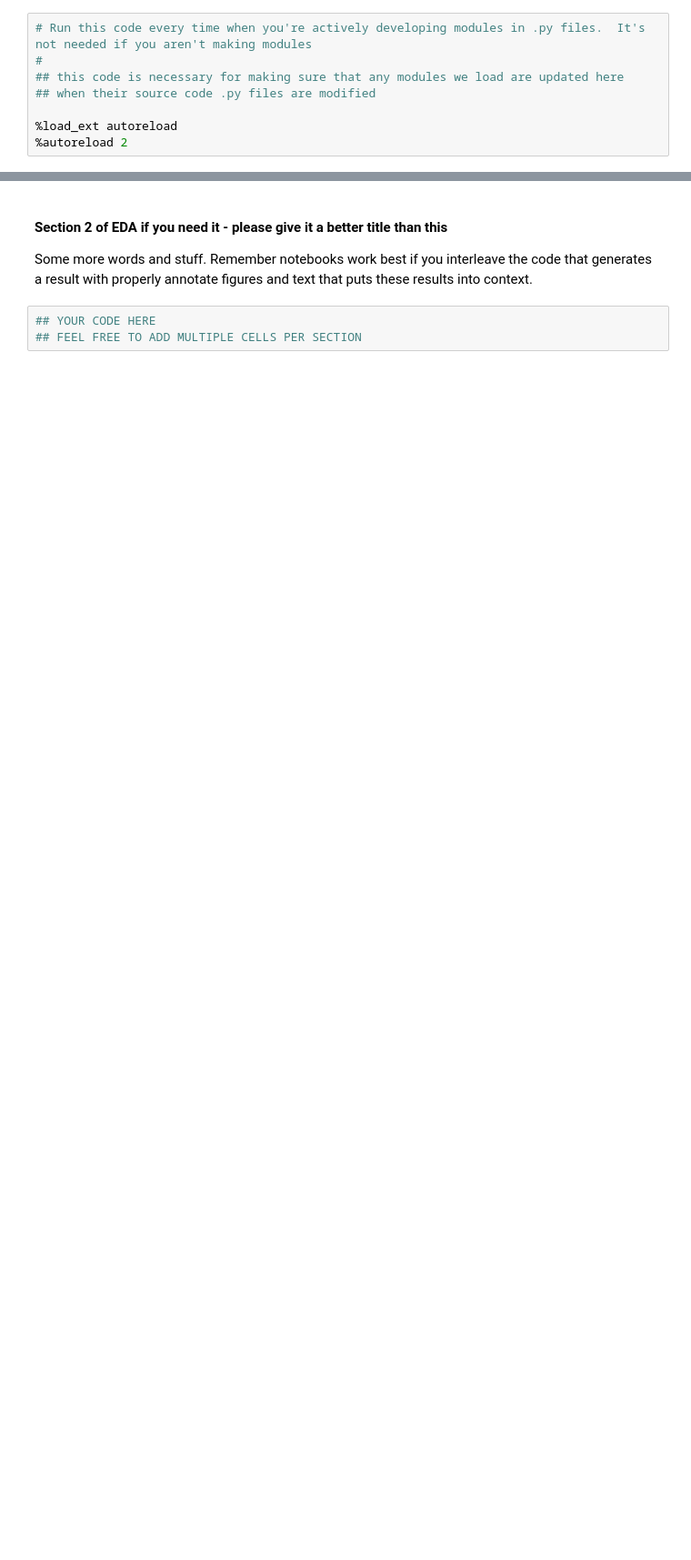
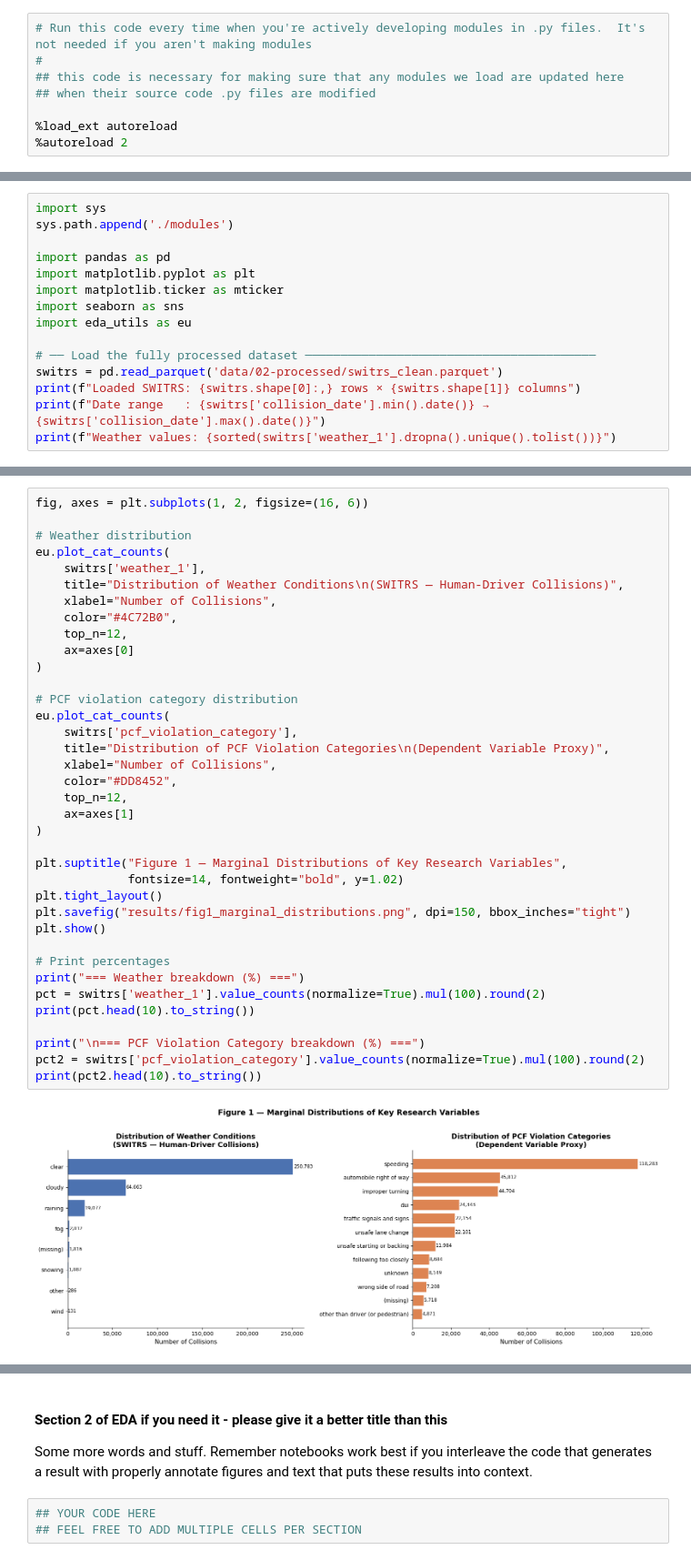
Before and after one commit to COGS108/Group094_WI26, a Jupyter notebook: 02-EDACheckpoint.ipynb, the cells around one changed output, grey strips where cells are left out. Shown at 91% size. Cells and saved outputs as stored; diff of their text form; blank space fills up the shorter version.

Commit message:
finished eda for dataset 1

```diff
--- a/02-EDACheckpoint.ipynb
+++ b/02-EDACheckpoint.ipynb
@@ -1155,0 +942,15 @@ Some more words and stuff.  Remember notebooks work best if you interleave the c
+# %%
+import sys
+sys.path.append('./modules')
+
+import pandas as pd
+import matplotlib.pyplot as plt
+import matplotlib.ticker as mticker
+import seaborn as sns
+import eda_utils as eu
+
+# ── Load the fully processed dataset ─────────────────────────────────────────
+switrs = pd.read_parquet('data/02-processed/switrs_clean.parquet')
+print(f"Loaded SWITRS: {switrs.shape[0]:,} rows × {switrs.shape[1]} columns")
+print(f"Date range   : {switrs['collision_date'].min().date()} → {switrs['collision_date'].max().date()}")
+print(f"Weather values: {sorted(switrs['weather_1'].dropna().unique().tolist())}")
@@ -1155,0 +969,39 @@ Some more words and stuff.  Remember notebooks work best if you interleave the c
+# %%
+fig, axes = plt.subplots(1, 2, figsize=(16, 6))
+
+# Weather distribution
+eu.plot_cat_counts(
+    switrs['weather_1'],
+    title="Distribution of Weather Conditions\n(SWITRS — Human-Driver Collisions)",
+    xlabel="Number of Collisions",
+    color="#4C72B0",
+    top_n=12,
+    ax=axes[0]
+)
+
+# PCF violation category distribution
+eu.plot_cat_counts(
+    switrs['pcf_violation_category'],
+    title="Distribution of PCF Violation Categories\n(Dependent Variable Proxy)",
+    xlabel="Number of Collisions",
+    color="#DD8452",
+    top_n=12,
+    ax=axes[1]
+)
+
+plt.suptitle("Figure 1 — Marginal Distributions of Key Research Variables",
+             fontsize=14, fontweight="bold", y=1.02)
+plt.tight_layout()
+plt.savefig("results/fig1_marginal_distributions.png", dpi=150, bbox_inches="tight")
+plt.show()
+
+# Print percentages
+print("=== Weather breakdown (%) ===")
+pct = switrs['weather_1'].value_counts(normalize=True).mul(100).round(2)
+print(pct.head(10).to_string())
+
+print("\n=== PCF Violation Category breakdown (%) ===")
+pct2 = switrs['pcf_violation_category'].value_counts(normalize=True).mul(100).round(2)
+print(pct2.head(10).to_string())
+# %% [output]
+[figure, added]
```
Also changed, not shown: parts of 24 cells of this notebook, 12 other files.
